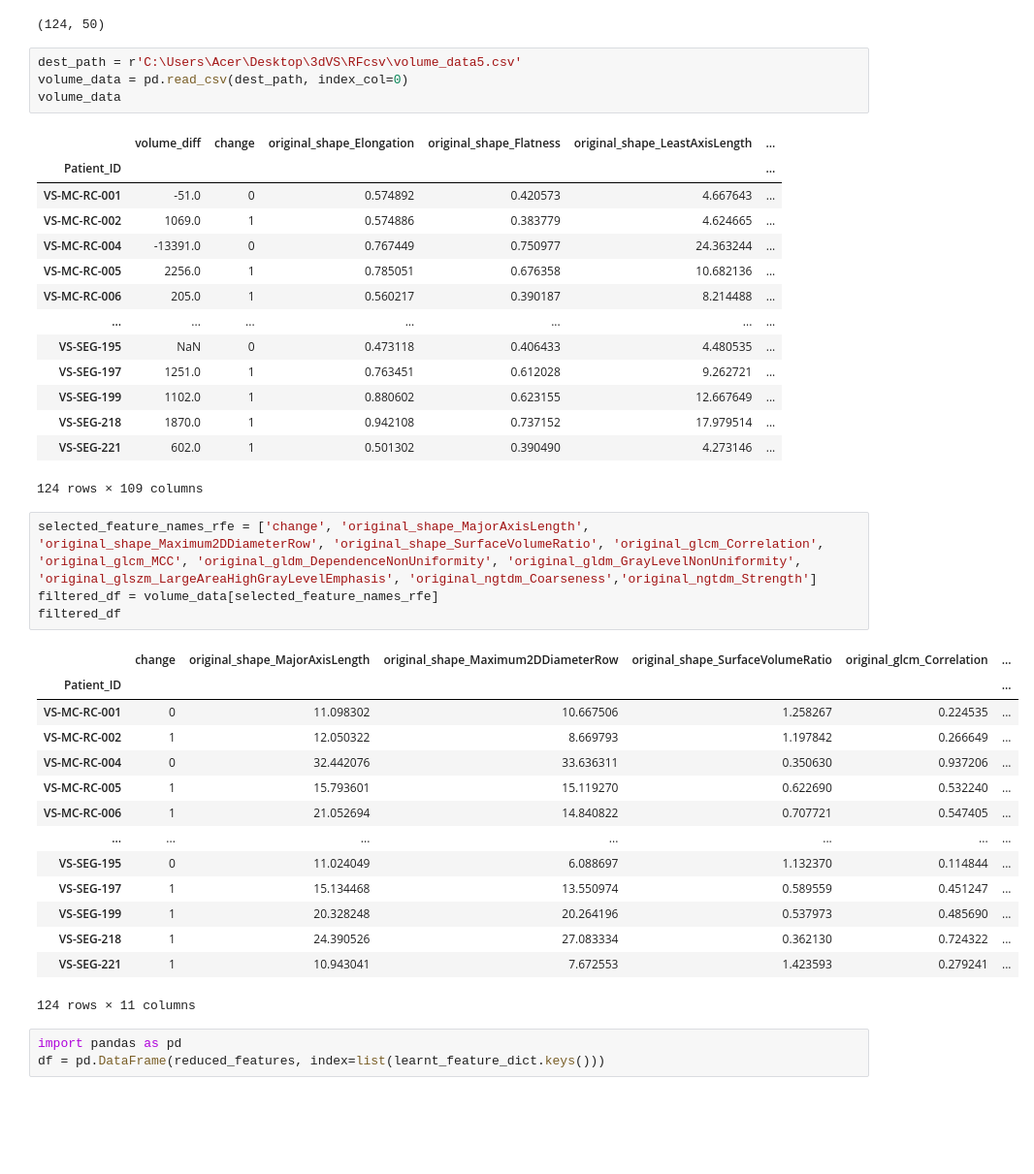
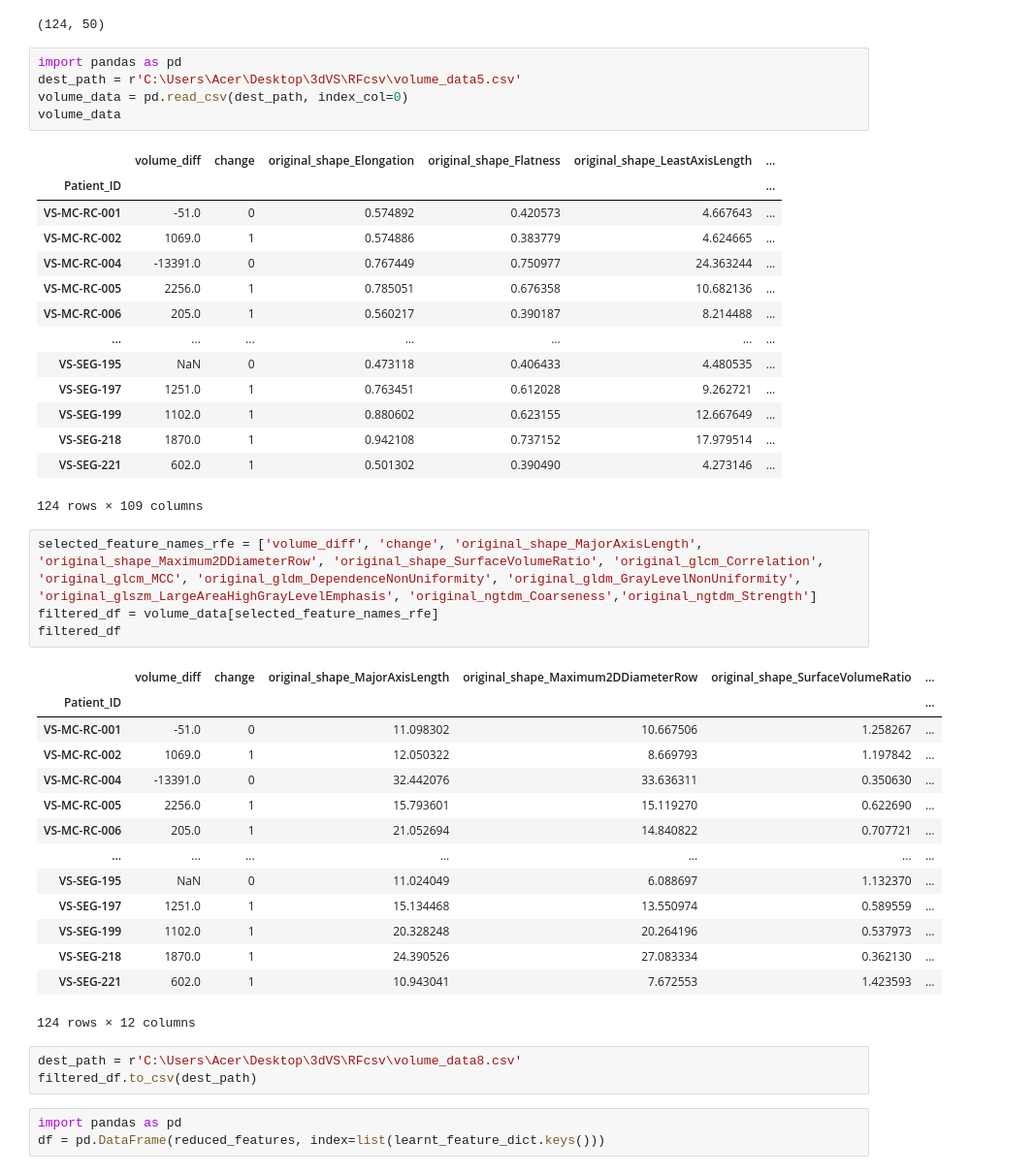
Before and after one commit to nafisha0001/RandomForest, a Jupyter notebook: DynUnetFeatures.ipynb, the cells around one changed output. Shown at 97% size. Saved outputs shown, nothing was run; the diff lists cells and outputs as text; blank space fills up the shorter version.

```diff
--- a/DynUnetFeatures.ipynb
+++ b/DynUnetFeatures.ipynb
@@ -611,6 +611,7 @@ reduced_features.shape
 # %% [output]
 (124, 50)
 # %%
+import pandas as pd
 dest_path = r'C:\Users\Acer\Desktop\3dVS\RFcsv\volume_data5.csv'
 volume_data = pd.read_csv(dest_path, index_col=0)
 volume_data
@@ -630,24 +631,27 @@ volume_data
 | VS-SEG-221 | 602.0 | 1 | 0.501302 | 0.390490 | 4.273146 | ... |
 124 rows × 109 columns
 # %%
-selected_feature_names_rfe = ['change', 'original_shape_MajorAxisLength', 'original_shape_Maximum2DDiameterRow', 'original_shape_SurfaceVolumeRatio', 'original_glcm_Correlation', 'original_glcm_MCC', 'original_gldm_DependenceNonUniformity', 'original_gldm_GrayLevelNonUniformity', 'original_glszm_LargeAreaHighGrayLevelEmphasis', 'original_ngtdm_Coarseness','original_ngtdm_Strength']
+selected_feature_names_rfe = ['volume_diff', 'change', 'original_shape_MajorAxisLength', 'original_shape_Maximum2DDiameterRow', 'original_shape_SurfaceVolumeRatio', 'original_glcm_Correlation', 'original_glcm_MCC', 'original_gldm_DependenceNonUniformity', 'original_gldm_GrayLevelNonUniformity', 'original_glszm_LargeAreaHighGrayLevelEmphasis', 'original_ngtdm_Coarseness','original_ngtdm_Strength']
 filtered_df = volume_data[selected_feature_names_rfe]
 filtered_df
 # %% [output]
-|  | change | original_shape_MajorAxisLength | original_shape_Maximum2DDiameterRow | original_shape_SurfaceVolumeRatio | original_glcm_Correlation | ... |
+|  | volume_diff | change | original_shape_MajorAxisLength | original_shape_Maximum2DDiameterRow | original_shape_SurfaceVolumeRatio | ... |
 | Patient_ID |  |  |  |  |  | ... |
-| VS-MC-RC-001 | 0 | 11.098302 | 10.667506 | 1.258267 | 0.224535 | ... |
-| VS-MC-RC-002 | 1 | 12.050322 | 8.669793 | 1.197842 | 0.266649 | ... |
-| VS-MC-RC-004 | 0 | 32.442076 | 33.636311 | 0.350630 | 0.937206 | ... |
-| VS-MC-RC-005 | 1 | 15.793601 | 15.119270 | 0.622690 | 0.532240 | ... |
-| VS-MC-RC-006 | 1 | 21.052694 | 14.840822 | 0.707721 | 0.547405 | ... |
+| VS-MC-RC-001 | -51.0 | 0 | 11.098302 | 10.667506 | 1.258267 | ... |
+| VS-MC-RC-002 | 1069.0 | 1 | 12.050322 | 8.669793 | 1.197842 | ... |
+| VS-MC-RC-004 | -13391.0 | 0 | 32.442076 | 33.636311 | 0.350630 | ... |
+| VS-MC-RC-005 | 2256.0 | 1 | 15.793601 | 15.119270 | 0.622690 | ... |
+| VS-MC-RC-006 | 205.0 | 1 | 21.052694 | 14.840822 | 0.707721 | ... |
 | ... | ... | ... | ... | ... | ... | ... |
-| VS-SEG-195 | 0 | 11.024049 | 6.088697 | 1.132370 | 0.114844 | ... |
-| VS-SEG-197 | 1 | 15.134468 | 13.550974 | 0.589559 | 0.451247 | ... |
-| VS-SEG-199 | 1 | 20.328248 | 20.264196 | 0.537973 | 0.485690 | ... |
-| VS-SEG-218 | 1 | 24.390526 | 27.083334 | 0.362130 | 0.724322 | ... |
-| VS-SEG-221 | 1 | 10.943041 | 7.672553 | 1.423593 | 0.279241 | ... |
+| VS-SEG-195 | NaN | 0 | 11.024049 | 6.088697 | 1.132370 | ... |
+| VS-SEG-197 | 1251.0 | 1 | 15.134468 | 13.550974 | 0.589559 | ... |
+| VS-SEG-199 | 1102.0 | 1 | 20.328248 | 20.264196 | 0.537973 | ... |
+| VS-SEG-218 | 1870.0 | 1 | 24.390526 | 27.083334 | 0.362130 | ... |
+| VS-SEG-221 | 602.0 | 1 | 10.943041 | 7.672553 | 1.423593 | ... |
-124 rows × 11 columns
+124 rows × 12 columns
+# %%
+dest_path = r'C:\Users\Acer\Desktop\3dVS\RFcsv\volume_data8.csv'
+filtered_df.to_csv(dest_path)
 # %%
 import pandas as pd
 df = pd.DataFrame(reduced_features, index=list(learnt_feature_dict.keys()))
```
Also changed, not shown: 1 other file.
